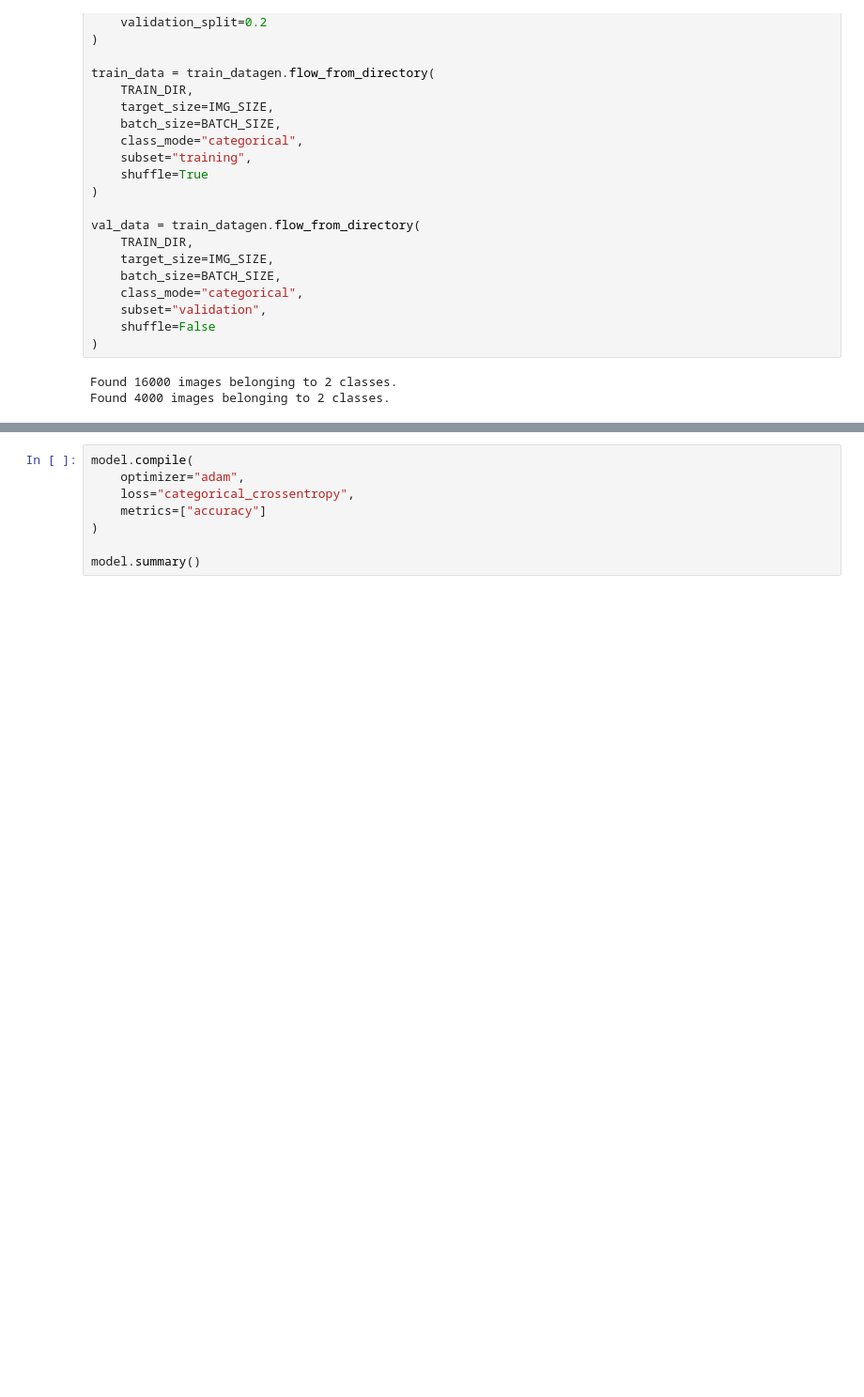
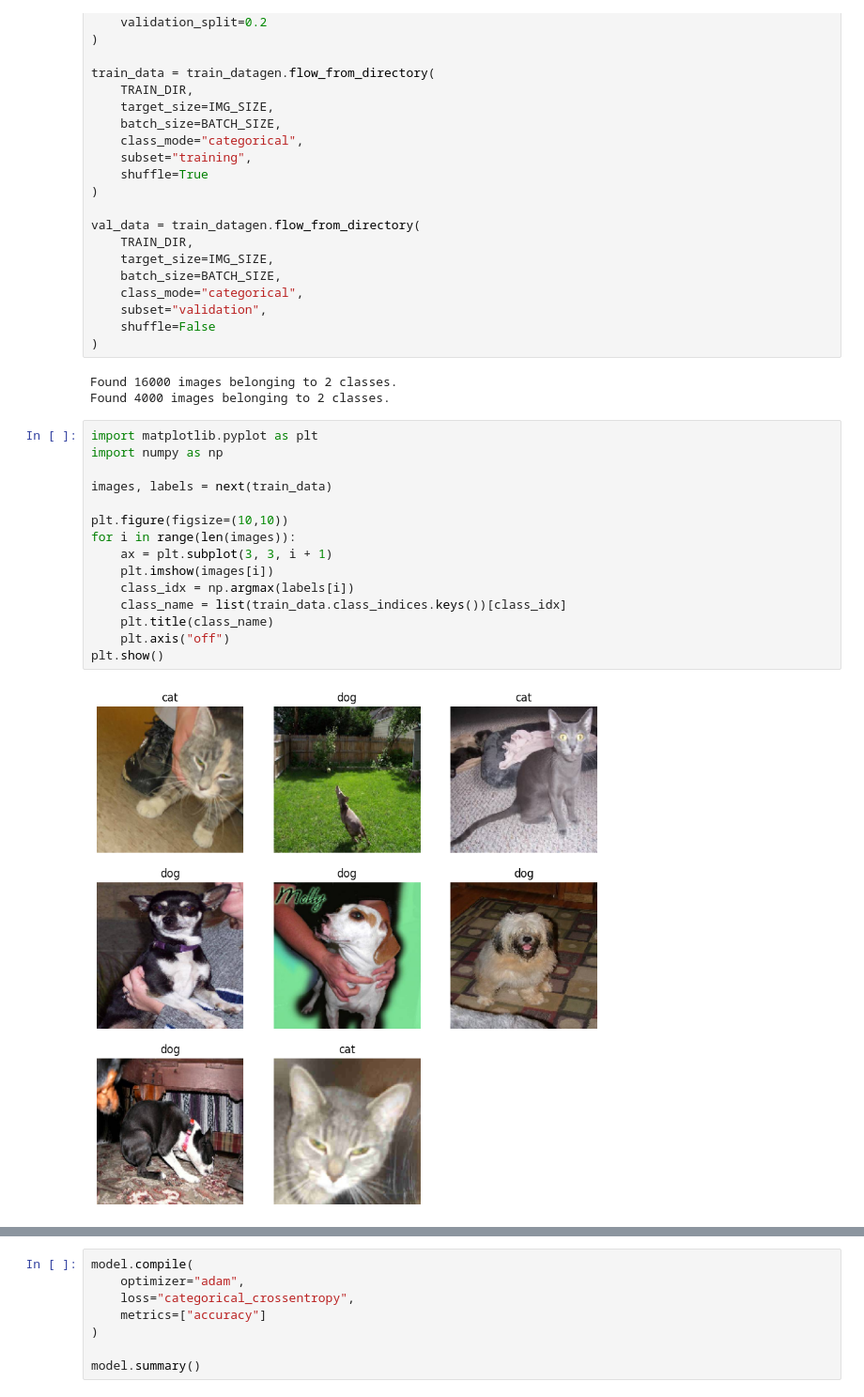
Before and after one commit to 4GeeksAcademy/dori1888-intro-ml, a Jupyter notebook: src/11-image-classifier.ipynb, the cells around one changed output, grey strips where cells are left out. Shown at 94% size. Drawn from its saved outputs; the diff is of its cells as text; blank space fills up the shorter version.

```diff
--- a/src/11-image-classifier.ipynb
+++ b/src/11-image-classifier.ipynb
@@ -60,6 +60,23 @@ val_data = train_datagen.flow_from_directory(
 # %% [output]
 Found 16000 images belonging to 2 classes.
 Found 4000 images belonging to 2 classes.
+# %%
+import matplotlib.pyplot as plt
+import numpy as np
+
+images, labels = next(train_data)
+
+plt.figure(figsize=(10,10))
+for i in range(len(images)):
+    ax = plt.subplot(3, 3, i + 1)
+    plt.imshow(images[i])
+    class_idx = np.argmax(labels[i])
+    class_name = list(train_data.class_indices.keys())[class_idx]
+    plt.title(class_name)
+    plt.axis("off")
+plt.show()
+# %% [output]
+[figure, added]
 # %%
 from tensorflow.keras.models import Sequential
 from tensorflow.keras.layers import Input, Conv2D, MaxPooling2D, Flatten, Dense
```
Also changed, not shown: parts of 3 cells of this notebook.
